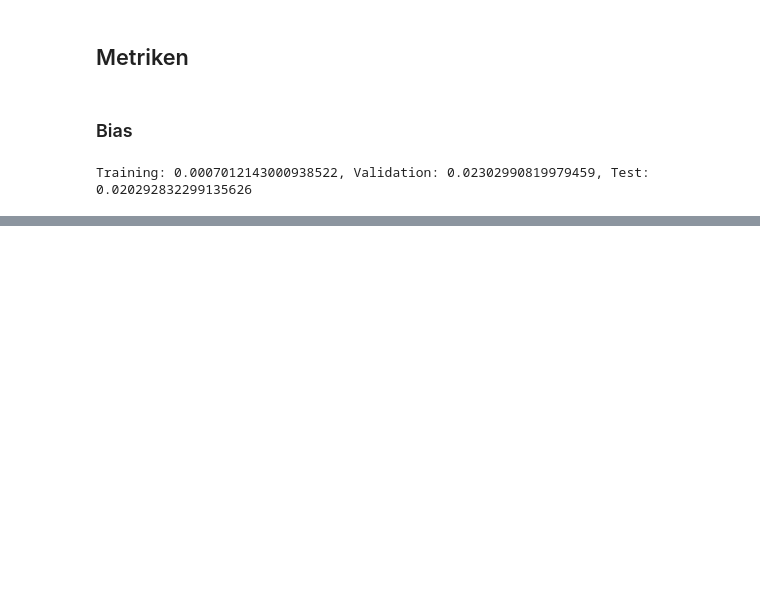
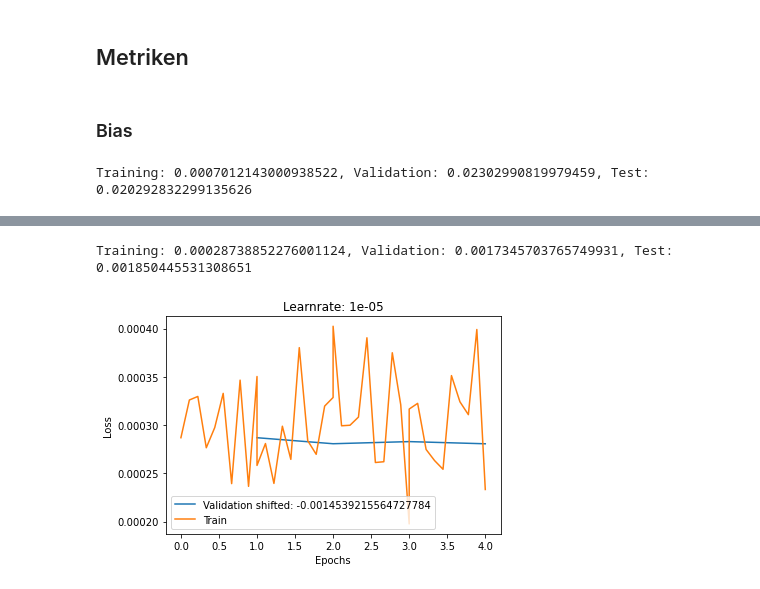
Before and after one commit to Znerual/PixelFinder, a Jupyter notebook: PixelFinder.ipynb, the cells around one changed output, grey strips where cells are left out. Cells and saved outputs as stored; diff of their text form; code cells hidden in the pictures; blank space fills up the shorter version.

```diff
--- a/PixelFinder.ipynb
+++ b/PixelFinder.ipynb
@@ -391,3 +438,6 @@ metrics = {}
+# %%
+#output ten times
+running_loss_count =  int(len(dataset["train"]) / (10 * batch_size))
 # %%
 # save starting net
 torch.save(net[net_choice].state_dict(), getNetPath(net_choice, 0,0, original=True))
@@ -473,7 +510,7 @@ torch.save(net[net_choice].state_dict(), getNetPath(net_choice, 0,0, original=Tr
 # %%
 #Hyperparameter
 learnrate = 0.00001
-epoch = 2
+epoch = 1
 hyperparameter = {
     "learnrate" : (learnrate,),
     "epoch" : (epoch,)}
@@ -484,6 +521,12 @@ loss_fn = torch.nn.MSELoss(reduction='sum')
 optimizer = {}
 #print(getNetPath(net_choice, epoch, learnrate))
 checkpoint = torch.load(getNetPath(net_choice, epoch, learnrate))
+if "metrics" in checkpoint.keys():
+    metrics = checkpoint["metrics"]
+else:
+    metrics = {}
+    print("No metric found")
+current_epoch = epoch
 optimizer[learnrate] = torch.optim.Adam(net[net_choice].parameters(), lr=learnrate)
 optimizer[learnrate].load_state_dict(checkpoint["optimizer_state_dict"])
 net[net_choice].load_state_dict(checkpoint["net_state_dict"])
@@ -551,5 +576,31 @@ Training: 0.0022092224386069574, Validation: 0.008320434645749629, Test: 0.00990
-# %%
-for epochs, learnrate, dataset, loss in metrics.items():
-    if dataset == "validation_loss":
-        plt.plot(range(len(loss))*running_loss_count, loss,label=f"lr: {learnrate}, epochs:{epochs}")
-        plt.show()
+# %%
+#LinearSig net Big Batch
+train_score = score("train")
+validation_score = score("validate")
+test_score = score("test")
+print(f"Training: {train_score}, Validation: {validation_score}, Test: {test_score}")
+# %% [output]
+Training: 0.00028738852276001124, Validation: 0.0017345703765749931, Test: 0.001850445531308651
+# %%
+x_validation = []
+y_validation = []
+x_train = []
+y_train = []
+for epoch, learnrate, mode in metrics.keys():
+    if mode == "validation_loss":
+        x_validation.append(epoch)
+        y_validation.extend(metrics[(epoch, learnrate, mode)])
+    if mode == "running_loss":
+        x_train.extend([i / 9 + (epoch-1) for i in range(10)])
+        y_train.extend(metrics[(epoch, learnrate, mode)])
+y_train = np.array(y_train)
+y_validation = np.array(y_validation)
+plt.xlabel("Epochs")
+plt.ylabel("Loss")
+plt.title(f"Learnrate: {learnrate}")
+plt.plot(x_validation, (y_validation - y_validation[0] + y_train[0]),label=f"Validation shifted: {y_train[0] - y_validation[0]}")
+plt.plot(x_train, y_train, label=f"Train")
+plt.legend(loc='best')
+plt.show()
+# %% [output]
+[figure, added]
```
Also changed, not shown: parts of 19 cells of this notebook.
